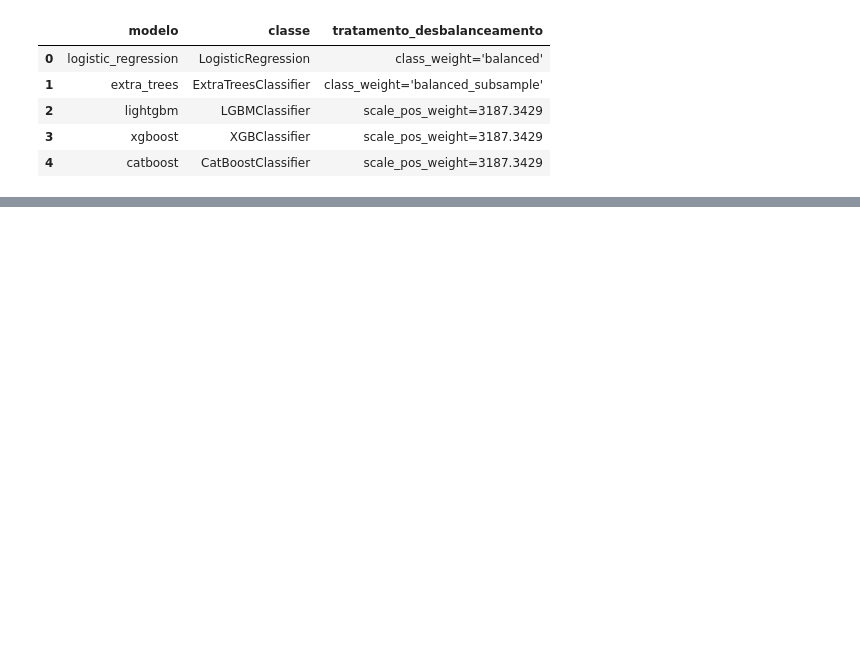
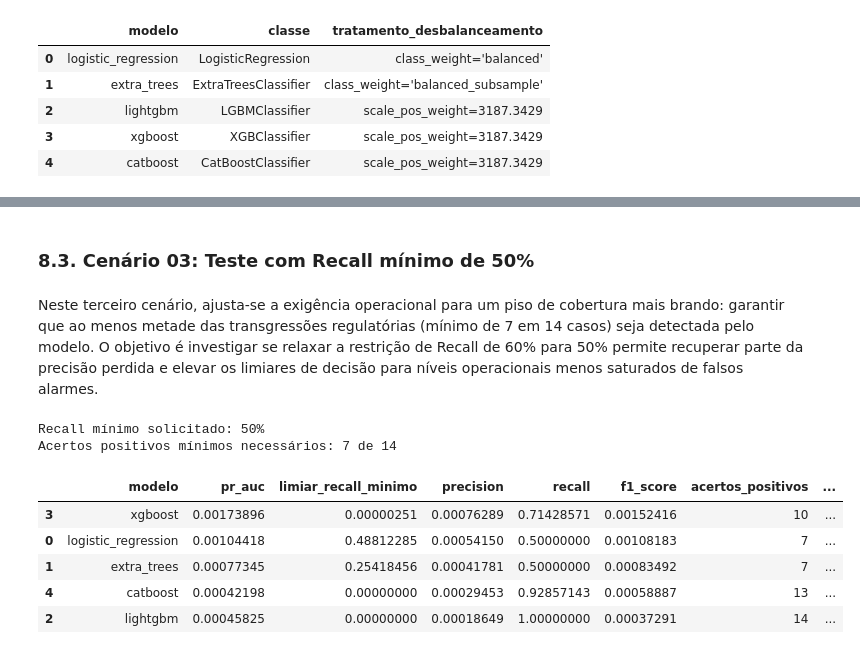
Before and after one commit to vikpires/projeto_aneel_equipe14, a Jupyter notebook: notebooks/05_model_comparative_analysis.ipynb, the cells around one changed output, grey strips where cells are left out. Drawn from its saved outputs; the diff is of its cells as text; code cells hidden in the pictures; blank space fills up the shorter version.

```diff
--- a/notebooks/05_model_comparative_analysis.ipynb
+++ b/notebooks/05_model_comparative_analysis.ipynb
@@ -414,0 +815,63 @@ display(model_specs)
+# %% [markdown]
+### 8.3. Cenário 03: Teste com Recall mínimo de 50%
+# %% [markdown]
+Neste terceiro cenário, ajusta-se a exigência operacional para um piso de cobertura mais brando: garantir que ao menos metade das transgressões regulatórias (mínimo de 7 em 14 casos) seja detectada pelo modelo. O objetivo é investigar se relaxar a restrição de Recall de 60% para 50% permite recuperar parte da precisão perdida e elevar os limiares de decisão para níveis operacionais menos saturados de falsos alarmes.
+# %%
+# Análise de limiar com Recall mínimo de 50%
+
+minimum_recall = 0.50
+minimum_positive_hits = int(np.ceil(minimum_recall * y_validation.sum()))
+recall_constrained_rows = []
+
+for model_name, scores in validation_scores.items():
+    threshold_info = select_decision_threshold(
+        y_validation,
+        scores,
+        target_recall=minimum_recall,
+        metric="precision",
+    )
+
+    recall_constrained_rows.append(
+        {
+            "modelo": model_name,
+            "pr_auc": average_precision_score(y_validation, scores),
+            "limiar_recall_minimo": threshold_info["threshold"],
+            "precision": threshold_info["precision"],
+            "recall": threshold_info["recall"],
+            "f1_score": threshold_info["f1_score"],
+            "acertos_positivos": int(round(threshold_info["recall"] * y_validation.sum())),
+            "status_recall": "atingido"
+            if threshold_info["recall"] >= minimum_recall
+            else "não atingido",
+        }
+    )
+
+recall_constrained_analysis = pd.DataFrame(recall_constrained_rows).sort_values(
+    ["status_recall", "precision"],
+    ascending=[True, False],
+)
+
+print(f"Recall mínimo solicitado: {minimum_recall:.0%}")
+print(
+    f"Acertos positivos mínimos necessários: {minimum_positive_hits} de {int(y_validation.sum())}"
+)
+display(
+    recall_constrained_analysis.style.format(
+        {
+            "pr_auc": "{:.8f}",
+            "limiar_recall_minimo": "{:.8f}",
+            "precision": "{:.8f}",
+            "recall": "{:.8f}",
+            "f1_score": "{:.8f}",
+        }
+    )
+)
+# %% [output]
+Recall mínimo solicitado: 50%
+Acertos positivos mínimos necessários: 7 de 14
+|  | modelo | pr_auc | limiar_recall_minimo | precision | recall | f1_score | acertos_positivos | ... |
+| 3 | xgboost | 0.00173896 | 0.00000251 | 0.00076289 | 0.71428571 | 0.00152416 | 10 | ... |
+| 0 | logistic_regression | 0.00104418 | 0.48812285 | 0.00054150 | 0.50000000 | 0.00108183 | 7 | ... |
+| 1 | extra_trees | 0.00077345 | 0.25418456 | 0.00041781 | 0.50000000 | 0.00083492 | 7 | ... |
+| 4 | catboost | 0.00042198 | 0.00000000 | 0.00029453 | 0.92857143 | 0.00058887 | 13 | ... |
+| 2 | lightgbm | 0.00045825 | 0.00000000 | 0.00018649 | 1.00000000 | 0.00037291 | 14 | ... |
```
Also changed, not shown: parts of 53 cells of this notebook, 7 other files.
